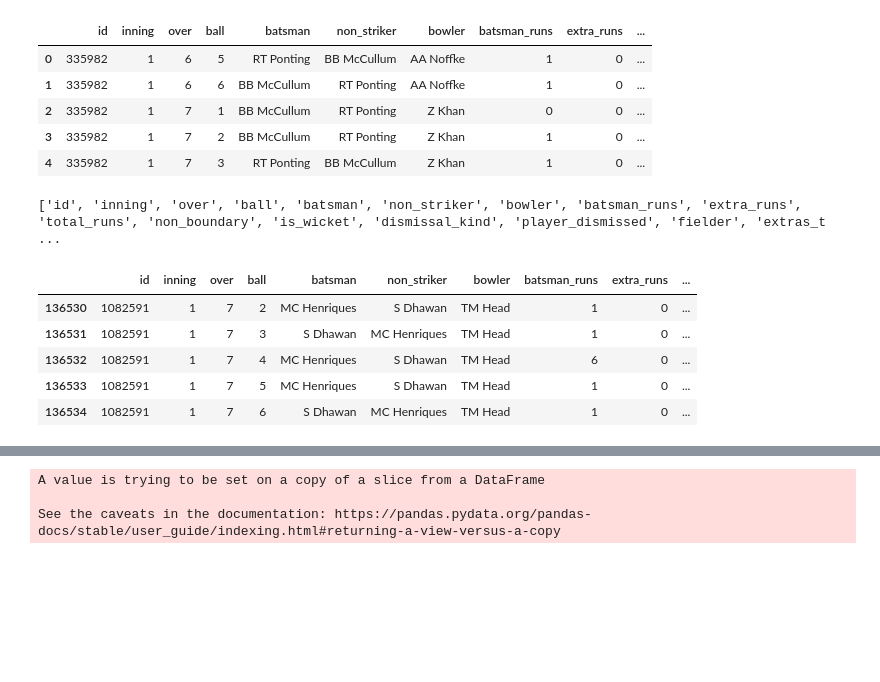
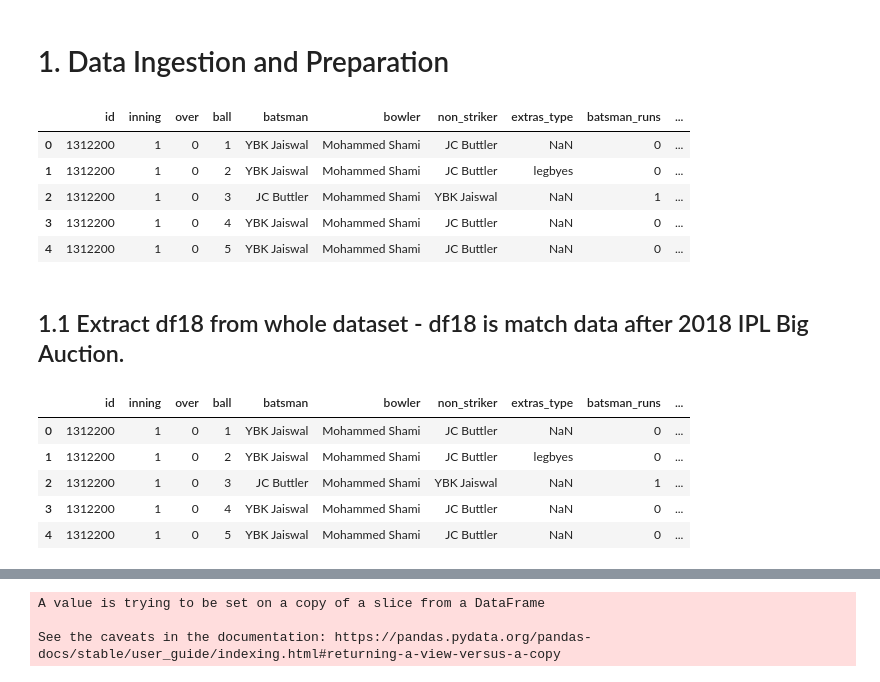
Before and after one commit to TallyDurant/Sports-Analytics-, a Jupyter notebook: IPL.ipynb, the cells around one changed output, grey strips where cells are left out. Saved outputs shown, nothing was run; the diff lists cells and outputs as text; code cells hidden in the pictures; blank space fills up the shorter version.

```diff
--- a/IPL.ipynb
+++ b/IPL.ipynb
@@ -19,24 +19,49 @@ df_complete = pd.read_csv('C:/Users/tally/Desktop/Sports Analytics/IPL.csv')
+# %% [markdown]
+# 1. Data Ingestion and Preparation
+# %%
+df2022 = pd.read_csv('C:/Users/tally/Desktop/Sports Analytics/IPL_Ball_by_Ball_2008_2022.csv')
+# Create a dictionary to map the column names from df2 to df1
+column_mapping = {
+    'ID': 'id',
+    'innings': 'inning',
+    'overs': 'over',
+    'ballnumber': 'ball',
+    'batter': 'batsman',
+    'bowler': 'bowler',
+    'non-striker': 'non_striker',
+    'extra_type': 'extras_type',
+    'batsman_run': 'batsman_runs',
+    'extras_run': 'extra_runs',
+    'total_run': 'total_runs',
+    'non_boundary': 'non_boundary',
+    'isWicketDelivery': 'is_wicket',
+    'player_out': 'player_dismissed',
+    'kind': 'dismissal_kind',
+    'fielders_involved': 'fielder',
+    'BattingTeam': 'batting_team',
+    'bowling_team': 'bowling_team'
+}
+
+# Use the rename method to rename the columns in df2 based on the mapping dictionary
+df2022 = df2022.rename(columns=column_mapping)
 # %%
-df_complete.head()
+df2022.head()
 # %% [output]
-|  | id | inning | over | ball | batsman | non_striker | bowler | batsman_runs | extra_runs | ... |
-| 0 | 335982 | 1 | 6 | 5 | RT Ponting | BB McCullum | AA Noffke | 1 | 0 | ... |
-| 1 | 335982 | 1 | 6 | 6 | BB McCullum | RT Ponting | AA Noffke | 1 | 0 | ... |
-| 2 | 335982 | 1 | 7 | 1 | BB McCullum | RT Ponting | Z Khan | 0 | 0 | ... |
-| 3 | 335982 | 1 | 7 | 2 | BB McCullum | RT Ponting | Z Khan | 1 | 0 | ... |
-| 4 | 335982 | 1 | 7 | 3 | RT Ponting | BB McCullum | Z Khan | 1 | 0 | ... |
+|  | id | inning | over | ball | batsman | bowler | non_striker | extras_type | batsman_runs | ... |
+| 0 | 1312200 | 1 | 0 | 1 | YBK Jaiswal | Mohammed Shami | JC Buttler | NaN | 0 | ... |
+| 1 | 1312200 | 1 | 0 | 2 | YBK Jaiswal | Mohammed Shami | JC Buttler | legbyes | 0 | ... |
+| 2 | 1312200 | 1 | 0 | 3 | JC Buttler | Mohammed Shami | YBK Jaiswal | NaN | 1 | ... |
+| 3 | 1312200 | 1 | 0 | 4 | YBK Jaiswal | Mohammed Shami | JC Buttler | NaN | 0 | ... |
+| 4 | 1312200 | 1 | 0 | 5 | YBK Jaiswal | Mohammed Shami | JC Buttler | NaN | 0 | ... |
-# %%
-# print the column names of the dataframe in a list
-print(df_complete.columns.tolist())
-# %% [output]
-['id', 'inning', 'over', 'ball', 'batsman', 'non_striker', 'bowler', 'batsman_runs', 'extra_runs', 'total_runs', 'non_boundary', 'is_wicket', 'dismissal_kind', 'player_dismissed', 'fielder', 'extras_t ...
+# %% [markdown]
+## 1.1 Extract df18 from whole dataset - df18 is match data after 2018 IPL Big Auction.
 # %%
-df_18 = df_complete[df_complete['id'] >981019]
+df_18 = df2022[df2022['id'] >981019]
 df_18.head()
 # %% [output]
-|  | id | inning | over | ball | batsman | non_striker | bowler | batsman_runs | extra_runs | ... |
-| 136530 | 1082591 | 1 | 7 | 2 | MC Henriques | S Dhawan | TM Head | 1 | 0 | ... |
-| 136531 | 1082591 | 1 | 7 | 3 | S Dhawan | MC Henriques | TM Head | 1 | 0 | ... |
-| 136532 | 1082591 | 1 | 7 | 4 | MC Henriques | S Dhawan | TM Head | 6 | 0 | ... |
-| 136533 | 1082591 | 1 | 7 | 5 | MC Henriques | S Dhawan | TM Head | 1 | 0 | ... |
-| 136534 | 1082591 | 1 | 7 | 6 | S Dhawan | MC Henriques | TM Head | 1 | 0 | ... |
+|  | id | inning | over | ball | batsman | bowler | non_striker | extras_type | batsman_runs | ... |
+| 0 | 1312200 | 1 | 0 | 1 | YBK Jaiswal | Mohammed Shami | JC Buttler | NaN | 0 | ... |
+| 1 | 1312200 | 1 | 0 | 2 | YBK Jaiswal | Mohammed Shami | JC Buttler | legbyes | 0 | ... |
+| 2 | 1312200 | 1 | 0 | 3 | JC Buttler | Mohammed Shami | YBK Jaiswal | NaN | 1 | ... |
+| 3 | 1312200 | 1 | 0 | 4 | YBK Jaiswal | Mohammed Shami | JC Buttler | NaN | 0 | ... |
+| 4 | 1312200 | 1 | 0 | 5 | YBK Jaiswal | Mohammed Shami | JC Buttler | NaN | 0 | ... |
```
Also changed, not shown: parts of 54 cells of this notebook, 3 other files.
